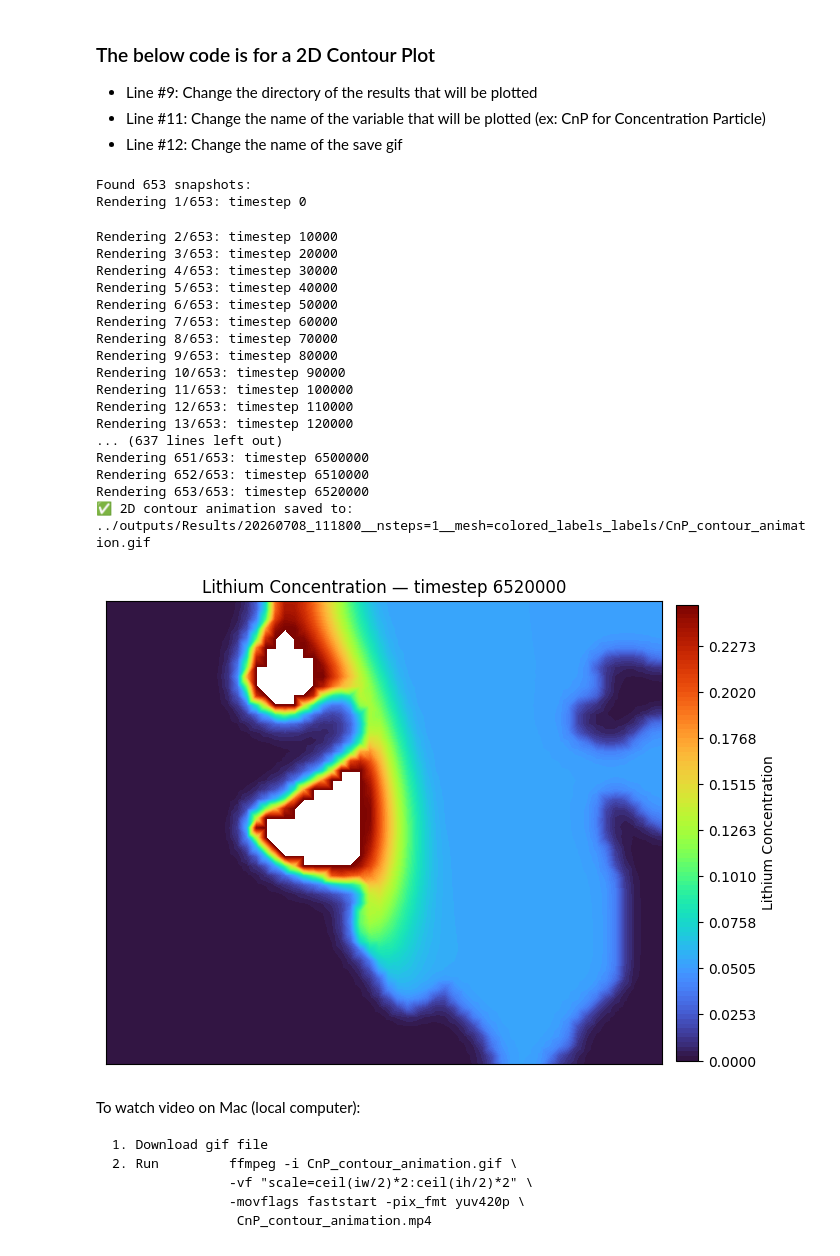
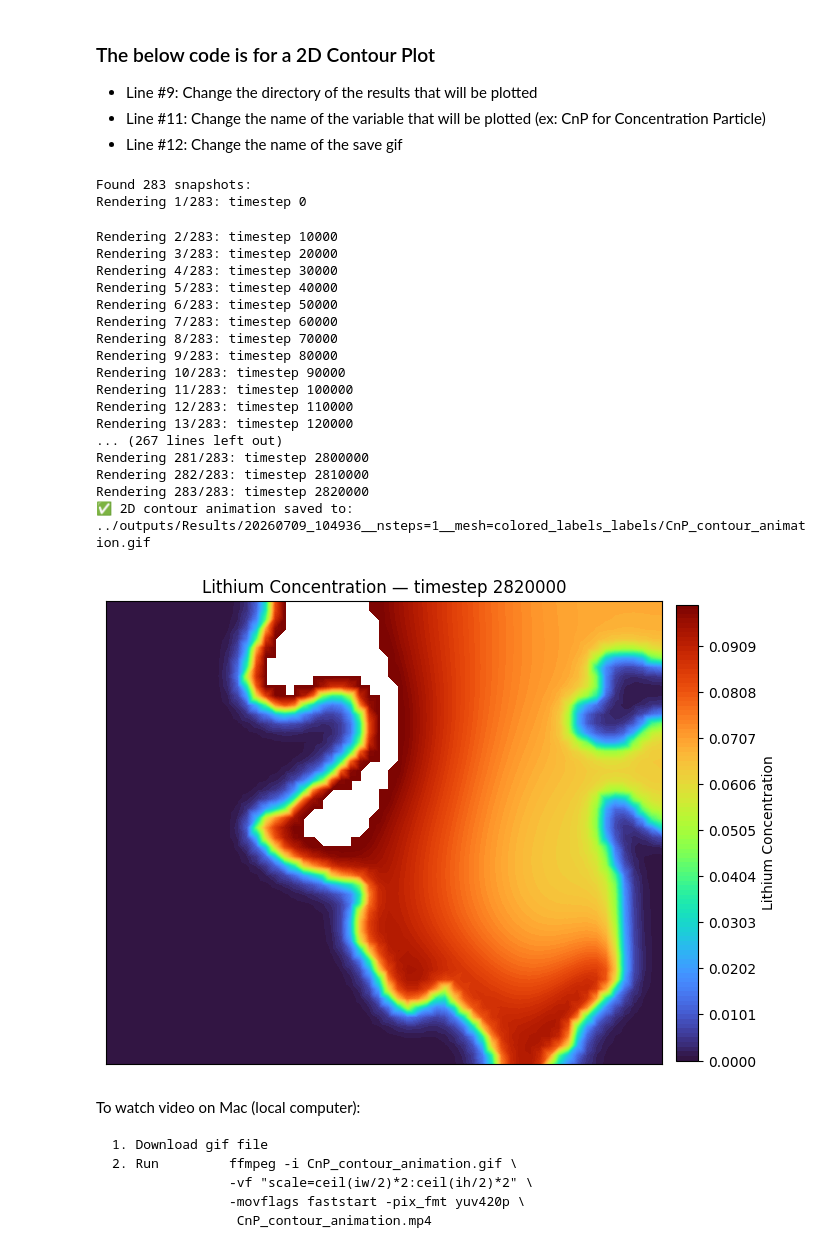
Before and after one commit to trahman64/BESFEM, a Jupyter notebook: plotting/timestep_plot.ipynb, the cells around one changed output. Saved outputs shown, nothing was run; the diff lists cells and outputs as text; code cells hidden in the pictures.

```diff
--- a/plotting/timestep_plot.ipynb
+++ b/plotting/timestep_plot.ipynb
@@ -116,7 +116,7 @@ import glob, os
 from matplotlib.colors import Normalize
 
 # --- USER SETTINGS ---
-result_dir = "../outputs/Results/20260708_111800__nsteps=1__mesh=colored_labels_labels"
+result_dir = "../outputs/Results/20260709_104936__nsteps=1__mesh=colored_labels_labels"
 mesh_file = os.path.join(result_dir, "pmesh")
 # mesh_file = os.path.join("../MSU_HPCC/pmesh")
 pattern = os.path.join(result_dir, "CnP_total_[0-9]*")
@@ -154,8 +154,8 @@ ax.set_xticks([]); ax.set_yticks([])
 plt.tight_layout()
 
 # ✅ Fixed normalization and levels
-norm = Normalize(vmin=0.0, vmax=0.45)
-levels = np.linspace(0, 0.45, 100)
+norm = Normalize(vmin=0.0, vmax=0.18)
+levels = np.linspace(0, 0.18, 100)
 
 # Dummy contour for fixed 0–1 colorbar
 dummy = ax.tricontourf(X, Y, np.zeros_like(X), levels=levels, cmap='turbo', norm=norm)
@@ -163,54 +163,54 @@ cbar = fig.colorbar(dummy, ax=ax, shrink=0.8, pad=0.02)
 cbar.set_label("Lithium Concentration")
 ax.clear()
 
 # --- Create GIF writer ---
 with imageio.get_writer(output_gif, mode='I', fps=5) as writer:
     for i, fname in enumerate(files):
         step_str = os.path.basename(fname).split("_")[-1]
         timestep = int(step_str)
         print(f"Rendering {i+1}/{len(files)}: timestep {timestep}")
 
         # Load MFEM GridFunction data
         gf = mfem.GridFunction(mesh, fname)
         Z = gf.GetDataArray()
 
-        Z = np.clip(Z, 0.0, 0.45) # Forcing values within [0, 1.0]
+        Z = np.clip(Z, 0.0, 0.18) # Forcing values within [0, 1.0]
 
         ax.clear()
         cntr = ax.tricontourf(X, Y, Z, levels=levels, cmap='turbo', norm=norm)
         ax.set_aspect('equal', adjustable='box')
         ax.set_xticks([]); ax.set_yticks([])
         ax.set_title(f"Lithium Concentration — timestep {timestep}")
 
         # Save frame to temp file
         frame_path = "temp_frame.png"
         plt.savefig(frame_path, dpi=100, bbox_inches='tight')
         writer.append_data(imageio.imread(frame_path))
 
 # Clean up temporary frame
 os.remove("temp_frame.png")
 print(f"✅ 2D contour animation saved to: {output_gif}")
 # %% [output]
-Found 653 snapshots:
-Rendering 1/653: timestep 0
+Found 283 snapshots:
+Rendering 1/283: timestep 0
-Rendering 2/653: timestep 10000
-Rendering 3/653: timestep 20000
-Rendering 4/653: timestep 30000
-Rendering 5/653: timestep 40000
-Rendering 6/653: timestep 50000
-Rendering 7/653: timestep 60000
-Rendering 8/653: timestep 70000
-Rendering 9/653: timestep 80000
-Rendering 10/653: timestep 90000
-Rendering 11/653: timestep 100000
-Rendering 12/653: timestep 110000
-Rendering 13/653: timestep 120000
-... (637 lines left out)
-Rendering 651/653: timestep 6500000
-Rendering 652/653: timestep 6510000
-Rendering 653/653: timestep 6520000
-✅ 2D contour animation saved to: ../outputs/Results/20260708_111800__nsteps=1__mesh=colored_labels_labels/CnP_contour_animation.gif
+Rendering 2/283: timestep 10000
+Rendering 3/283: timestep 20000
+Rendering 4/283: timestep 30000
+Rendering 5/283: timestep 40000
+Rendering 6/283: timestep 50000
+Rendering 7/283: timestep 60000
+Rendering 8/283: timestep 70000
+Rendering 9/283: timestep 80000
+Rendering 10/283: timestep 90000
+Rendering 11/283: timestep 100000
+Rendering 12/283: timestep 110000
+Rendering 13/283: timestep 120000
+... (267 lines left out)
+Rendering 281/283: timestep 2800000
+Rendering 282/283: timestep 2810000
+Rendering 283/283: timestep 2820000
+✅ 2D contour animation saved to: ../outputs/Results/20260709_104936__nsteps=1__mesh=colored_labels_labels/CnP_contour_animation.gif
-[figure, old version]
+[figure, new version]
 # %% [markdown]
 To watch video on Mac (local computer):
 
```
Also changed, not shown: 5 other files.
